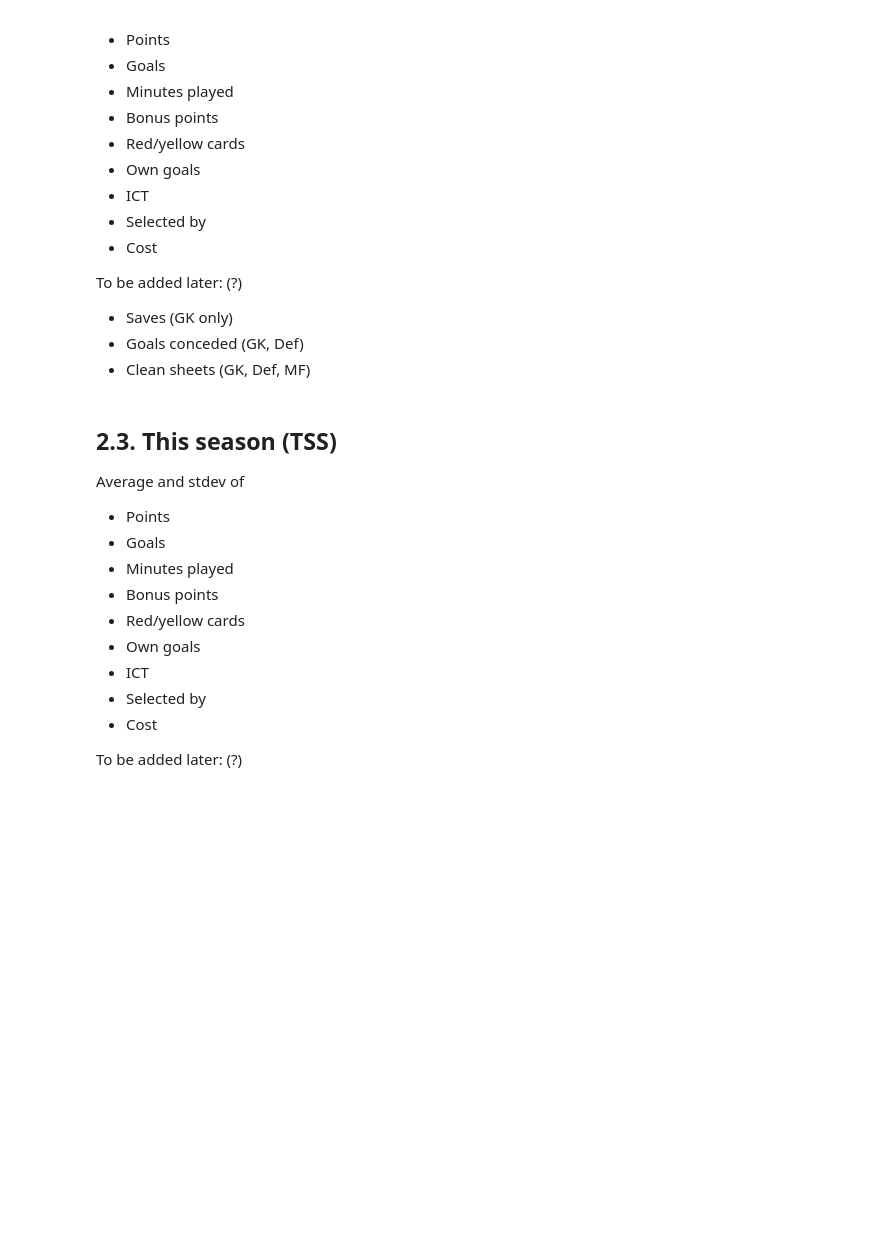
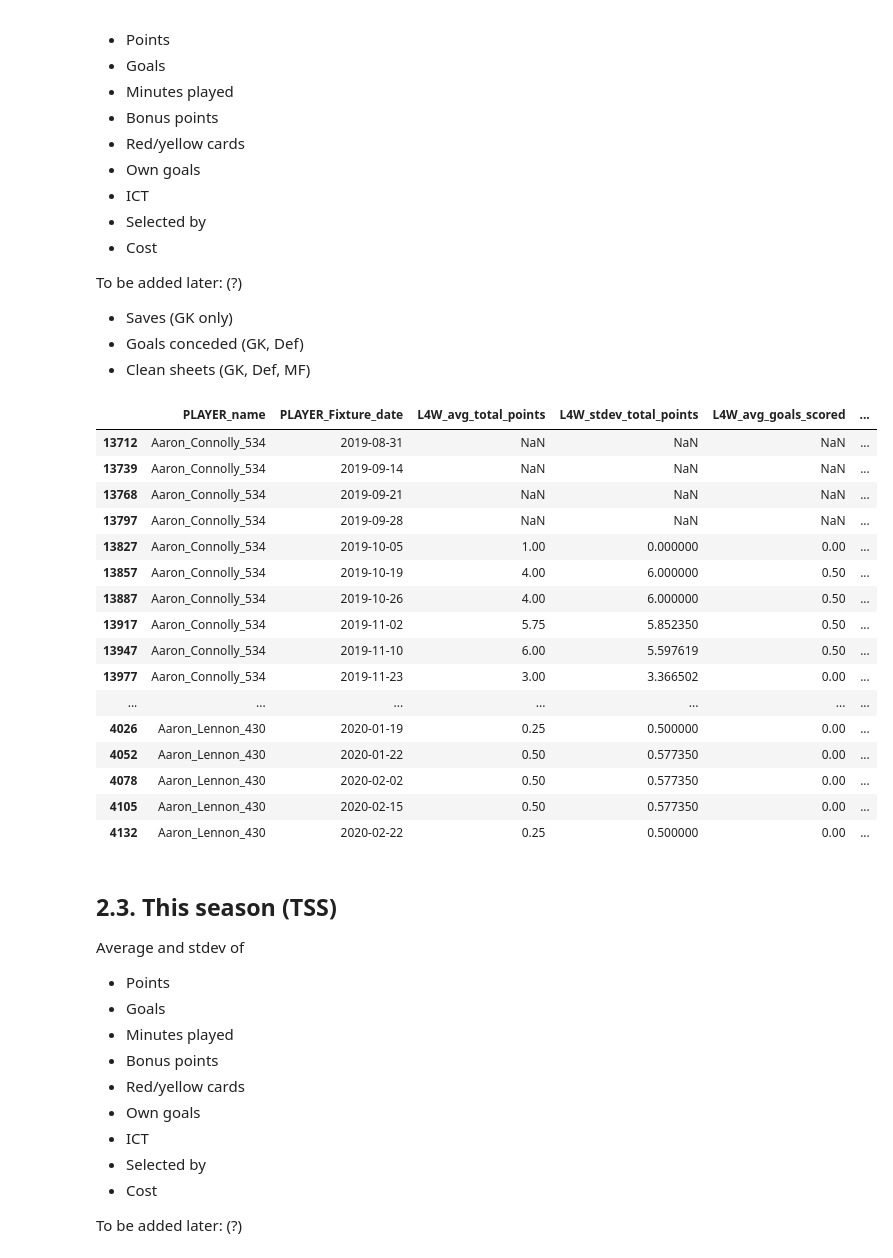
Before and after one commit to calumthompson/Cals-Fantasy-football, a Jupyter notebook: Feature selection.ipynb, the cells around one changed output. Saved outputs shown, nothing was run; the diff lists cells and outputs as text; code cells hidden in the pictures; blank space fills up the shorter version.

```diff
--- a/Feature selection.ipynb
+++ b/Feature selection.ipynb
@@ -297 +300,8 @@ LW_df = merged_gw_cols.copy()
+# %%
+LW_df = merged_gw_cols.copy()
+LW_df = LW_df.rename(columns = {'name': 'PLAYER_name'
+                     ,'Fixture_date': 'PLAYER_Fixture_date'})
+
+LW_df = pd.merge(left = player_fixtures_df[['PLAYER_name','PLAYER_Fixture_date']],right = LW_df,how='left')
+LW_df = LW_df.sort_values(['PLAYER_name','PLAYER_Fixture_date'])
 # %%
@@ -316,6 +326,4 @@ LW_df['LW_cost'] = merged_gw_cols.groupby('name')['value'].shift(periods = 1 )
-# %%
-LW_columns_to_use = LW_df.columns[pd.Series(LW_df.columns).str.startswith('LW')]
-LW_columns_to_use = pd.Index(['name','Fixture_date']).append(LW_columns_to_use)
-
-LW_df = LW_df[LW_columns_to_use]
-LW_df.sort_values(['name','Fixture_date']).head()
+# %%
+LW_columns  = [c for c in LW_df.columns if str.startswith(c, 'LW')]
+LW_df = LW_df[np.concatenate((['PLAYER_name','PLAYER_Fixture_date'],LW_columns))]
+LW_df.head()
@@ -340,5 +355,5 @@ To be added later: (?)
 - Clean sheets (GK, Def, MF)
 # %%
 L4W_df = LW_df.copy()
-L4W_df = L4W_df.sort_values(['name','Fixture_date'])
+L4W_df = L4W_df.sort_values(['PLAYER_name','PLAYER_Fixture_date'])
 # %%
@@ -391,9 +406,27 @@ L4W_df['L4W_stdev_cost'] = L4W_df.groupby('name')['LW_cost'].rolling(4, min_peri
 # %%
 L4W_columns_to_use = L4W_df.columns[pd.Series(L4W_df.columns).str.startswith('L4W')]
-L4W_columns_to_use = pd.Index(['name','Fixture_date']).append(L4W_columns_to_use)
+L4W_columns_to_use = pd.Index(['PLAYER_name','PLAYER_Fixture_date']).append(L4W_columns_to_use)
 
 L4W_df = L4W_df[L4W_columns_to_use]
-L4W_df.sort_values(['name','Fixture_date']).head(5)
+L4W_df.sort_values(['PLAYER_name','PLAYER_Fixture_date']).head(100)
+# %% [output]
+|  | PLAYER_name | PLAYER_Fixture_date | L4W_avg_total_points | L4W_stdev_total_points | L4W_avg_goals_scored | ... |
+| 13712 | Aaron_Connolly_534 | 2019-08-31 | NaN | NaN | NaN | ... |
+| 13739 | Aaron_Connolly_534 | 2019-09-14 | NaN | NaN | NaN | ... |
+| 13768 | Aaron_Connolly_534 | 2019-09-21 | NaN | NaN | NaN | ... |
+| 13797 | Aaron_Connolly_534 | 2019-09-28 | NaN | NaN | NaN | ... |
+| 13827 | Aaron_Connolly_534 | 2019-10-05 | 1.00 | 0.000000 | 0.00 | ... |
+| 13857 | Aaron_Connolly_534 | 2019-10-19 | 4.00 | 6.000000 | 0.50 | ... |
+| 13887 | Aaron_Connolly_534 | 2019-10-26 | 4.00 | 6.000000 | 0.50 | ... |
+| 13917 | Aaron_Connolly_534 | 2019-11-02 | 5.75 | 5.852350 | 0.50 | ... |
+| 13947 | Aaron_Connolly_534 | 2019-11-10 | 6.00 | 5.597619 | 0.50 | ... |
+| 13977 | Aaron_Connolly_534 | 2019-11-23 | 3.00 | 3.366502 | 0.00 | ... |
+| ... | ... | ... | ... | ... | ... | ... |
+| 4026 | Aaron_Lennon_430 | 2020-01-19 | 0.25 | 0.500000 | 0.00 | ... |
+| 4052 | Aaron_Lennon_430 | 2020-01-22 | 0.50 | 0.577350 | 0.00 | ... |
+| 4078 | Aaron_Lennon_430 | 2020-02-02 | 0.50 | 0.577350 | 0.00 | ... |
+| 4105 | Aaron_Lennon_430 | 2020-02-15 | 0.50 | 0.577350 | 0.00 | ... |
+| 4132 | Aaron_Lennon_430 | 2020-02-22 | 0.25 | 0.500000 | 0.00 | ... |
 # %% [markdown]
 ## 2.3. This season (TSS)
 
```
Also changed, not shown: parts of 45 cells of this notebook, 3 other files.
